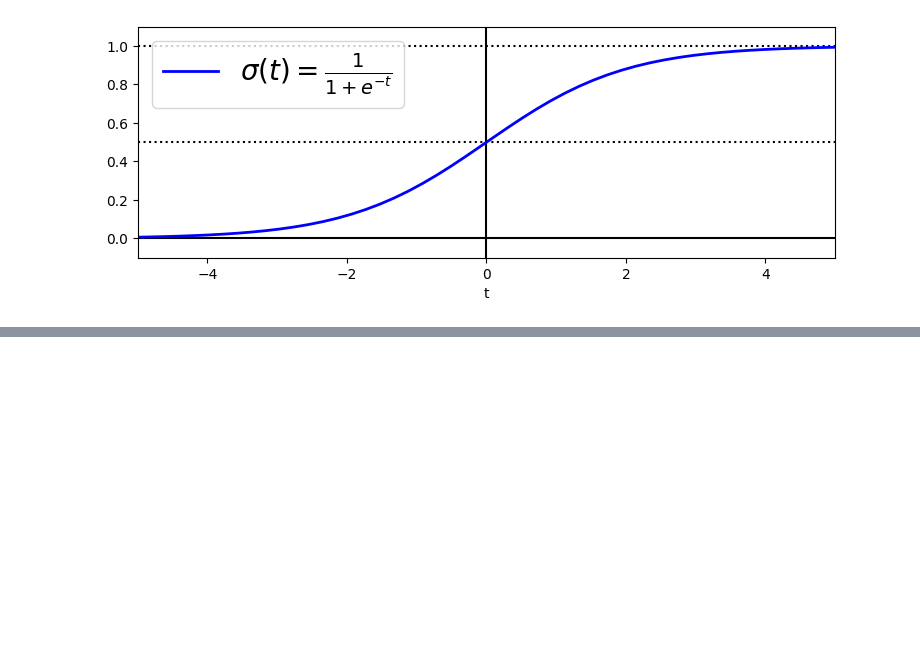
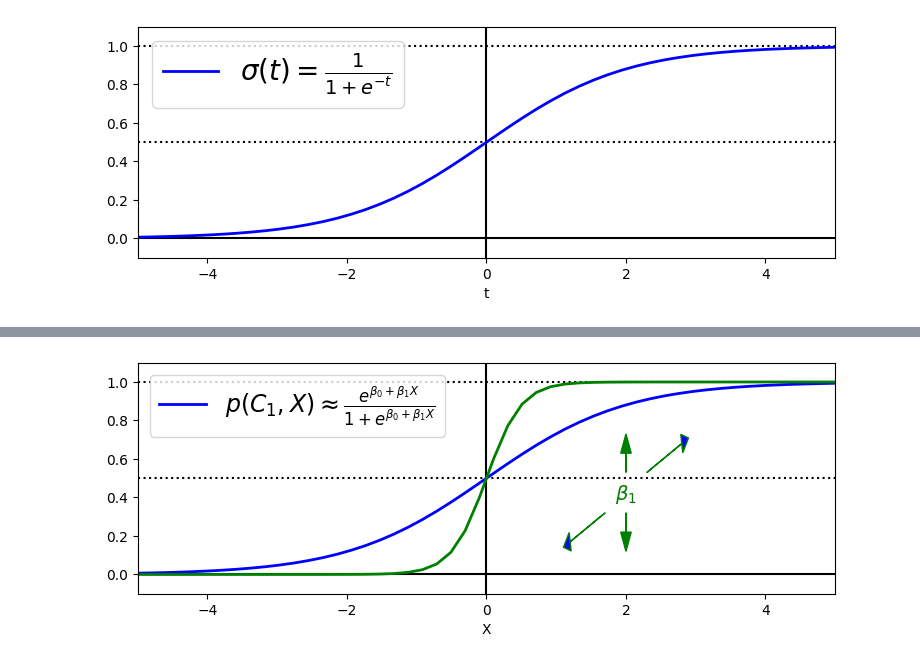
Before and after one commit to damajojung/project-neurocloud, a Jupyter notebook: code/5_logistic_regression/log_reg.ipynb, the cells around one changed output, grey strips where cells are left out. Saved outputs shown, nothing was run; the diff lists cells and outputs as text; code cells hidden in the pictures; blank space fills up the shorter version.

```diff
--- a/code/5_logistic_regression/log_reg.ipynb
+++ b/code/5_logistic_regression/log_reg.ipynb
@@ -261,3 +261,36 @@ plt.show()
+# %%
+x = np.linspace(-5,5,50)
+beta_0 = 0
+beta_1 = 1
+term = np.exp(beta_0 + beta_1*x)
+
+sig = term / (1 + term)
+fig = plt.figure(figsize=(9, 3))
+plt.plot([-5, 5], [0, 0], "k-")
+plt.plot([-5, 5], [0.5, 0.5], "k:")
+plt.plot([-5, 5], [1, 1], "k:")
+plt.plot([0, 0], [-1.1, 1.1], "k-")
+plt.plot(x, sig, "b-", linewidth=2, label=r"$p(C_1, X) \approx \frac{e^{\beta_0 + \beta_1X}}{1 + e^{\beta_0 + \beta_1X}}$")
+plt.xlabel("X")
+plt.legend(loc="upper left", fontsize=17)
+plt.axis([-5, 5, -0.1, 1.1])
+
+beta_0 = 0
+beta_1 = 4.0
+term = np.exp(beta_0 + beta_1*x)
+sig = term / (1 + term)
+plt.plot(x, sig, "g-", linewidth=2)
+
+plt.text(2, 0.39, r"$\beta_1$", fontsize=14, color="g", ha="center")
+plt.arrow(2, 0.53, 0, 0.1, head_width=0.15, head_length=0.1, fc='g', ec='g')
+plt.arrow(2, 0.32, 0, -0.1, head_width=0.15, head_length=0.1, fc='g', ec='g')
+
+plt.arrow(2.3, 0.53, 0.5, 0.15, head_width=0.1, head_length=0.1, fc='b', ec='g')
+plt.arrow(1.7, 0.32, -0.5, -0.15, head_width=0.1, head_length=0.1, fc='b', ec='g')
+
+plt.show(fig)
+# %% [output]
+[figure, added]
 # %%
 x = np.linspace(-5,5,50)
 beta_0 = 0
```
Also changed, not shown: parts of 3 cells of this notebook, 1 other file.
